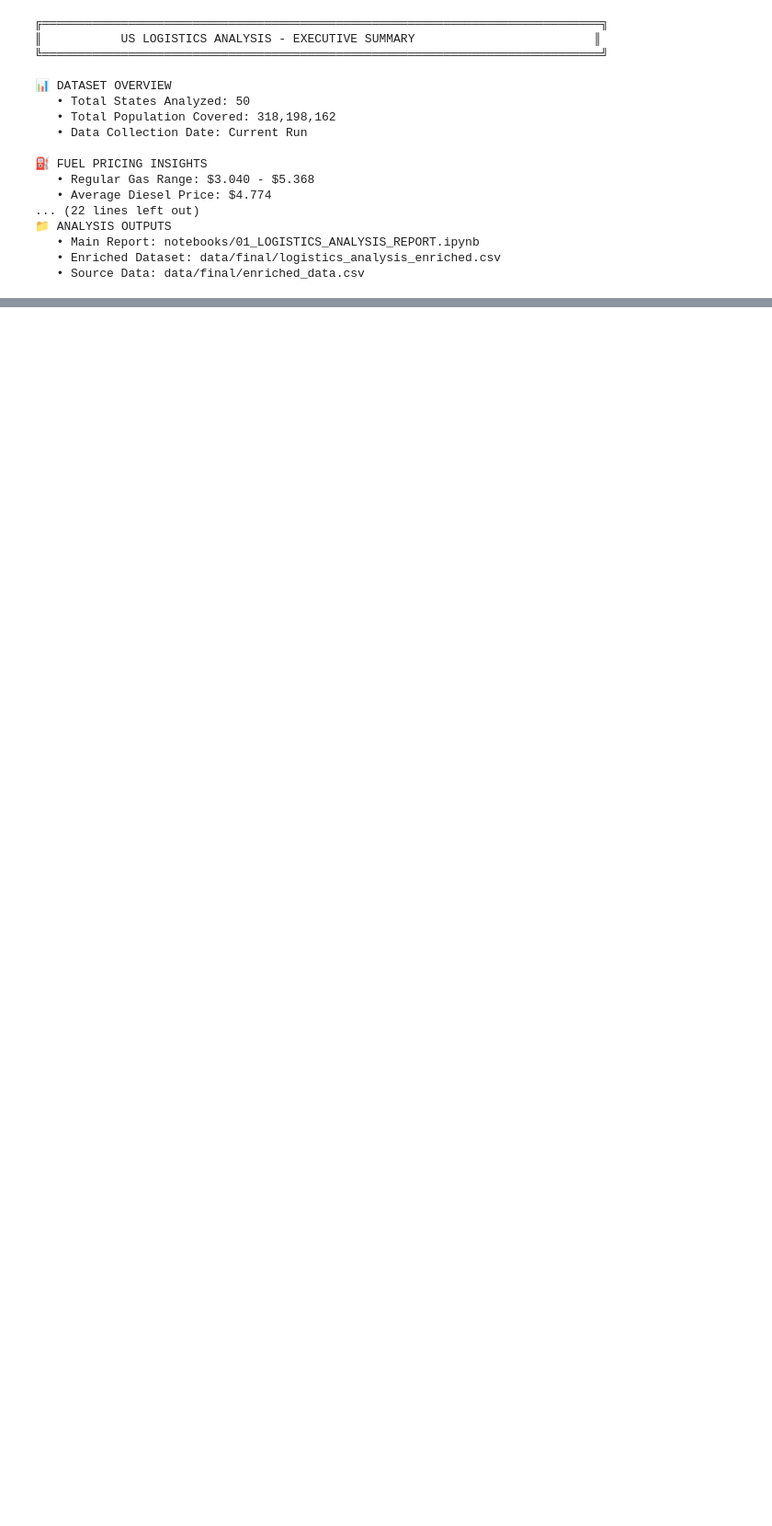
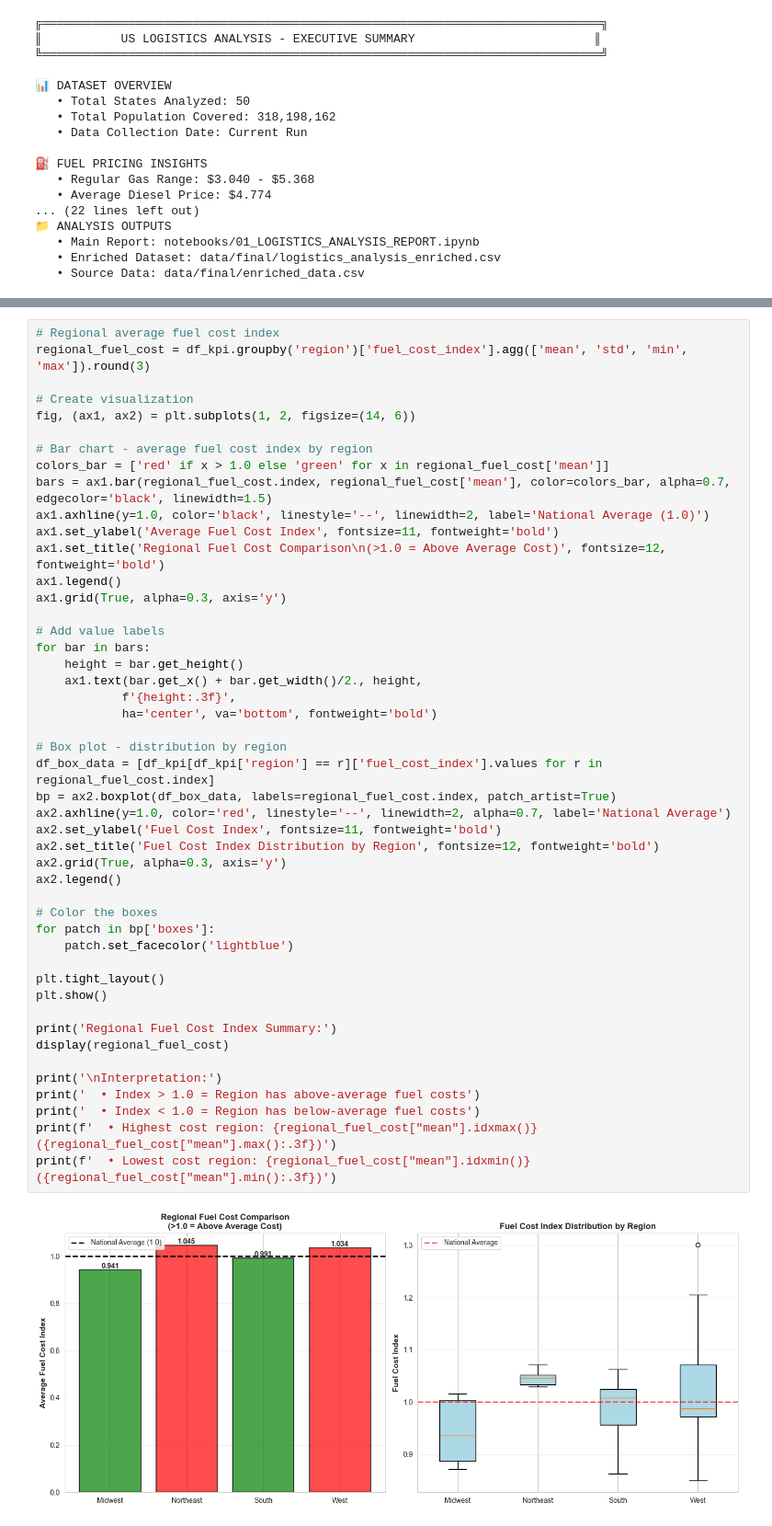
Before and after one commit to juandelaf1/DashLogistics, a Jupyter notebook: notebooks/01_LOGISTICS_ANALYSIS_REPORT.ipynb, the cells around one changed output, grey strips where cells are left out. Shown at 92% size. Saved outputs shown, nothing was run; the diff lists cells and outputs as text; blank space fills up the shorter version.

```diff
--- a/notebooks/01_LOGISTICS_ANALYSIS_REPORT.ipynb
+++ b/notebooks/01_LOGISTICS_ANALYSIS_REPORT.ipynb
@@ -541,0 +686,49 @@ print(summary)
+# %%
+# Regional average fuel cost index
+regional_fuel_cost = df_kpi.groupby('region')['fuel_cost_index'].agg(['mean', 'std', 'min', 'max']).round(3)
+
+# Create visualization
+fig, (ax1, ax2) = plt.subplots(1, 2, figsize=(14, 6))
+
+# Bar chart - average fuel cost index by region
+colors_bar = ['red' if x > 1.0 else 'green' for x in regional_fuel_cost['mean']]
+bars = ax1.bar(regional_fuel_cost.index, regional_fuel_cost['mean'], color=colors_bar, alpha=0.7, edgecolor='black', linewidth=1.5)
+ax1.axhline(y=1.0, color='black', linestyle='--', linewidth=2, label='National Average (1.0)')
+ax1.set_ylabel('Average Fuel Cost Index', fontsize=11, fontweight='bold')
+ax1.set_title('Regional Fuel Cost Comparison\n(>1.0 = Above Average Cost)', fontsize=12, fontweight='bold')
+ax1.legend()
+ax1.grid(True, alpha=0.3, axis='y')
+
+# Add value labels
+for bar in bars:
+    height = bar.get_height()
+    ax1.text(bar.get_x() + bar.get_width()/2., height,
+            f'{height:.3f}',
+            ha='center', va='bottom', fontweight='bold')
+
+# Box plot - distribution by region
+df_box_data = [df_kpi[df_kpi['region'] == r]['fuel_cost_index'].values for r in regional_fuel_cost.index]
+bp = ax2.boxplot(df_box_data, labels=regional_fuel_cost.index, patch_artist=True)
+ax2.axhline(y=1.0, color='red', linestyle='--', linewidth=2, alpha=0.7, label='National Average')
+ax2.set_ylabel('Fuel Cost Index', fontsize=11, fontweight='bold')
+ax2.set_title('Fuel Cost Index Distribution by Region', fontsize=12, fontweight='bold')
+ax2.grid(True, alpha=0.3, axis='y')
+ax2.legend()
+
+# Color the boxes
+for patch in bp['boxes']:
+    patch.set_facecolor('lightblue')
+
+plt.tight_layout()
+plt.show()
+
+print('Regional Fuel Cost Index Summary:')
+display(regional_fuel_cost)
+
+print('\nInterpretation:')
+print('  • Index > 1.0 = Region has above-average fuel costs')
+print('  • Index < 1.0 = Region has below-average fuel costs')
+print(f'  • Highest cost region: {regional_fuel_cost["mean"].idxmax()} ({regional_fuel_cost["mean"].max():.3f})')
+print(f'  • Lowest cost region: {regional_fuel_cost["mean"].idxmin()} ({regional_fuel_cost["mean"].min():.3f})')
+# %% [output]
+[figure, added]
```
Also changed, not shown: parts of 12 cells of this notebook.
